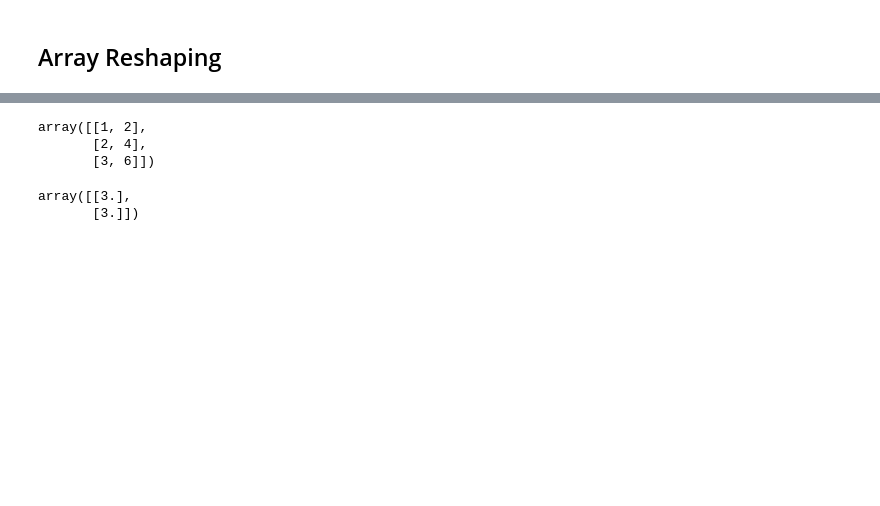
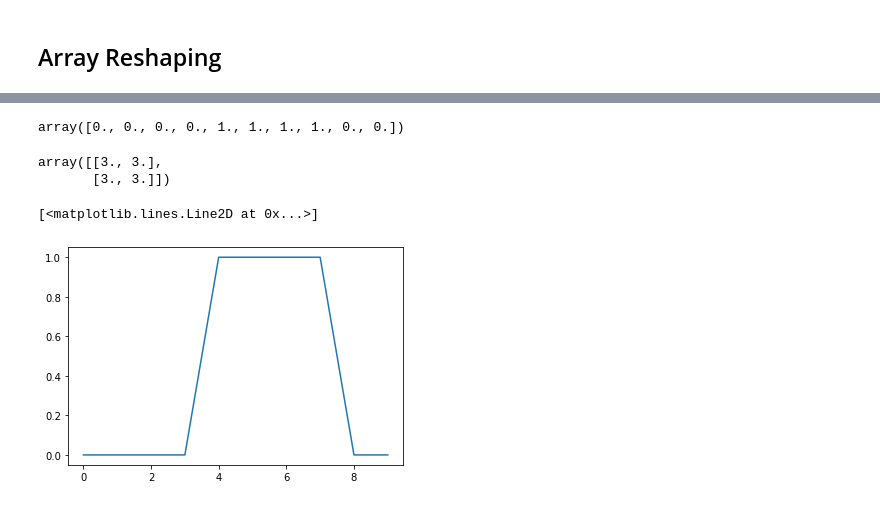
Before and after one commit to lhuang-pvamu/Parallel-Computing-Code, a Jupyter notebook: Python/Numpy.ipynb, the cells around one changed output, grey strips where cells are left out. Drawn from its saved outputs; the diff is of its cells as text; code cells hidden in the pictures; blank space fills up the shorter version.

```diff
--- a/Python/Numpy.ipynb
+++ b/Python/Numpy.ipynb
@@ -109,8 +300,6 @@ array([[1.],
+# %%
+C/B
+# %% [output]
+array([0., 0., 0., 0., 1., 1., 1., 1., 0., 0.])
 # %%
 C = np.array([ [i*j for i in range(1,3)] for j in range(1,4)])
-# %%
-C
-# %% [output]
-array([[1, 2],
-       [2, 4],
-       [3, 6]])
@@ -117,6 +309,11 @@ array([[1, 2],
 # %%
-np.matmul(A,B)
+np.matmul(D,E)
 # %% [output]
-array([[3.],
-       [3.]])
+array([[3., 3.],
+       [3., 3.]])
+# %%
+plt.plot(C)
+# %% [output]
+[<matplotlib.lines.Line2D at 0x...>]
+[figure, added]
 # %%
```
Also changed, not shown: parts of 60 cells of this notebook.
